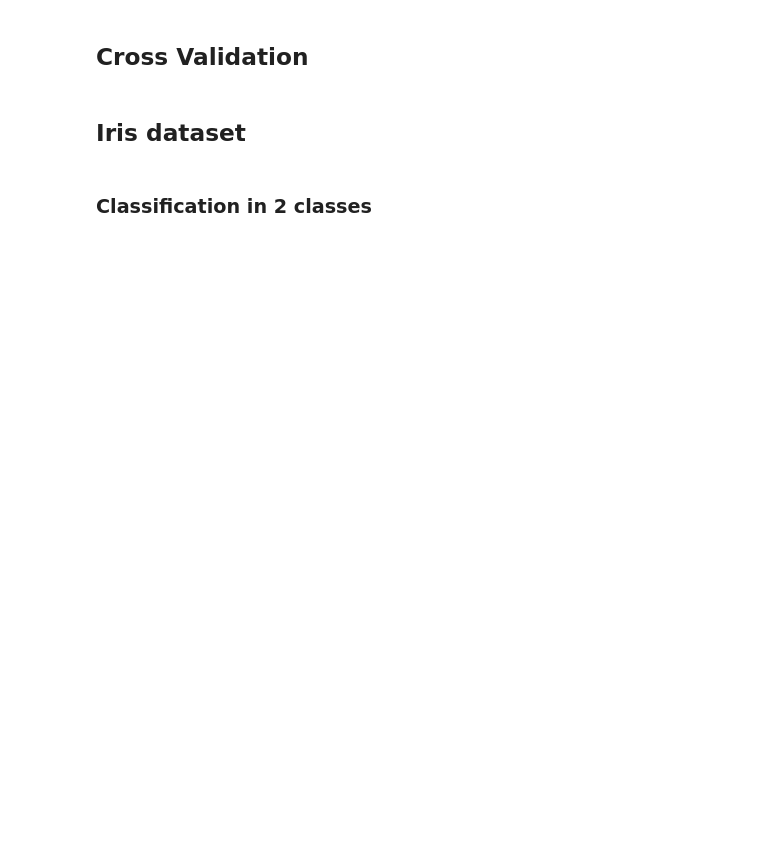
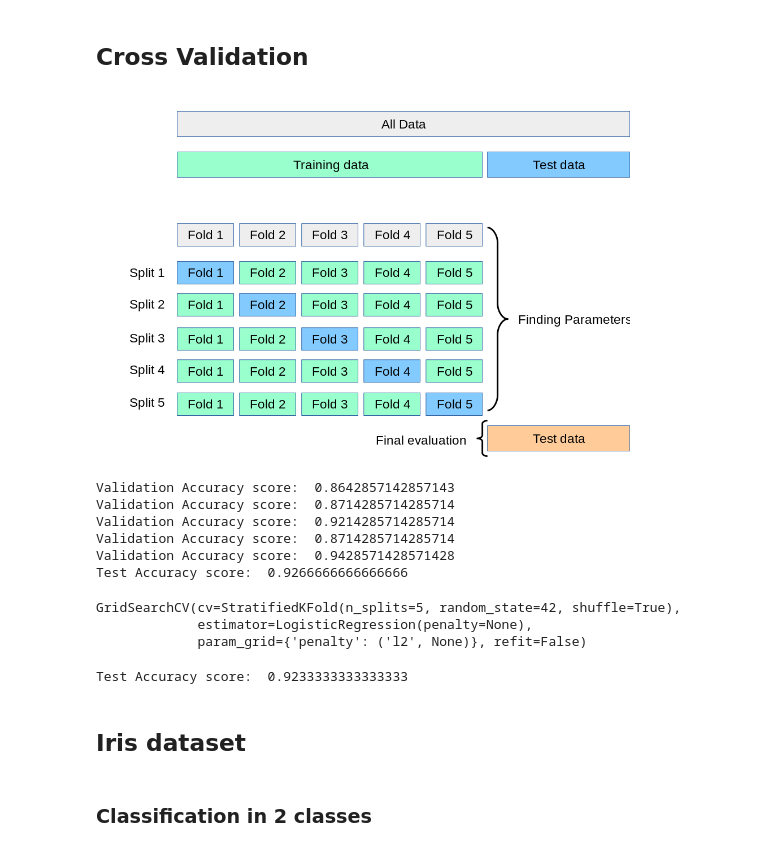
Before and after one commit to carraraig/Introduction_to_ML, a Jupyter notebook: TP_2024/Lesson3/Lez3.ipynb, the cells around one changed output. Drawn from its saved outputs; the diff is of its cells as text; code cells hidden in the pictures; blank space fills up the shorter version.

```diff
--- a/TP_2024/Lesson3/Lez3.ipynb
+++ b/TP_2024/Lesson3/Lez3.ipynb
@@ -74,2 +281,6 @@ Different startegy to deal with this problem
 # %% [markdown]
 ## Cross Validation
+# %%
+display.Image("Image/CrossValidation.png")
+# %% [output]
+[figure, added]
@@ -76,3 +302,53 @@ Different startegy to deal with this problem
+# %%
+# Split data in Train and Test
+X_, X_test, y_, y_test = train_test_split(X, y, test_size=0.3, random_state=42)
+
+# Stratified KFold
+cv = StratifiedKFold(5, shuffle=True, random_state=42)
+
+for cv_ind, (train, val) in enumerate(cv.split(X_, y_)):
+    clf.fit(X_[train], y_[train])
+    y_pred_val = clf.predict(X_[val])
+    print("Validation Accuracy score: ", accuracy_score(y_[val], y_pred_val))
+
+
+y_pred_test = clf.predict(X_test)
+print("Test Accuracy score: ", accuracy_score(y_test, y_pred_test))
+# %% [output]
+Validation Accuracy score:  0.8642857142857143
+Validation Accuracy score:  0.8714285714285714
+Validation Accuracy score:  0.9214285714285714
+Validation Accuracy score:  0.8714285714285714
+Validation Accuracy score:  0.9428571428571428
+Test Accuracy score:  0.9266666666666666
+# %%
+# Split data in Train and Test
+X_, X_test, y_, y_test = train_test_split(X, y, test_size=0.3, random_state=42)
+
+# Stratified KFold
+cv = StratifiedKFold(5, shuffle=True, random_state=42)
+
+# Parameter for GridSearch
+parameters = {'penalty':('l2', None)}
+
+search = GridSearchCV(clf,
+                   parameters,
+                   cv=cv,
+                   refit=False
+                   )
+
+# Thsi do the same as refit=True
+search.fit(X_, y_)
+# %% [output]
+GridSearchCV(cv=StratifiedKFold(n_splits=5, random_state=42, shuffle=True),
+             estimator=LogisticRegression(penalty=None),
+             param_grid={'penalty': ('l2', None)}, refit=False)
+# %%
+clf_final = clf.set_params(**search.best_params_)
+y_pred_test = clf.predict(X_test)
+print("Test Accuracy score: ", accuracy_score(y_test, y_pred_test))
+# %% [output]
+Test Accuracy score:  0.9233333333333333
 # %% [markdown]
 ## Iris dataset
 # %%
```
Also changed, not shown: parts of 45 cells of this notebook, 1 other file.
